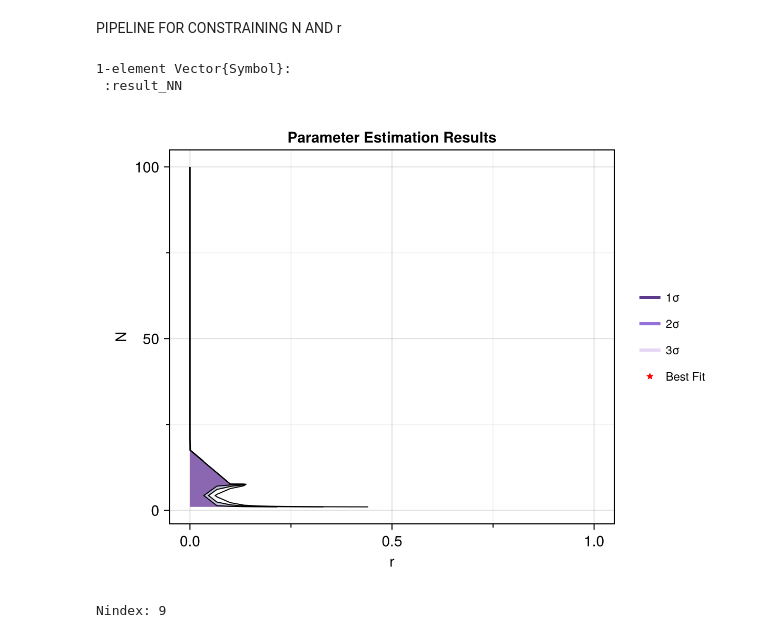
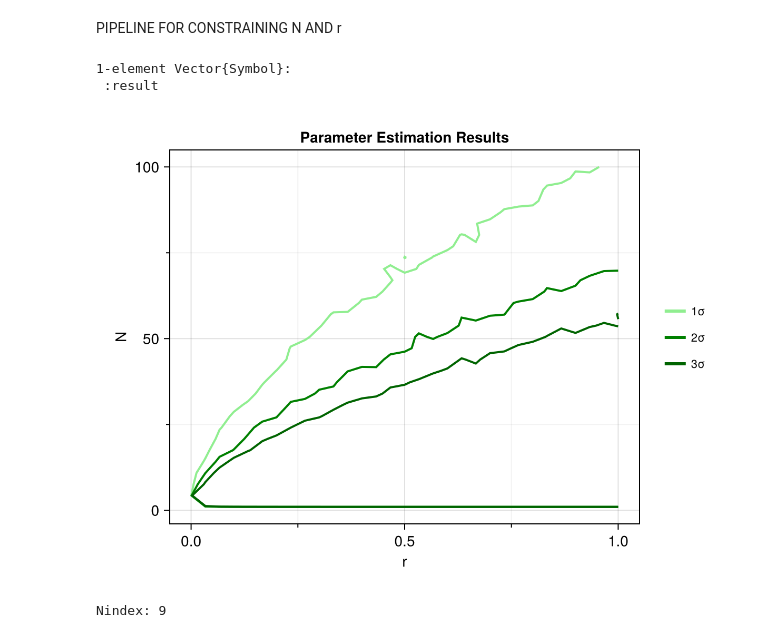
Before and after one commit to philippeller/Newtrinos.jl, a Jupyter notebook: notebooks/pipeline.ipynb, the cells around one changed output. Cells and saved outputs as stored; diff of their text form; code cells hidden in the pictures.

```diff
--- a/notebooks/pipeline.ipynb
+++ b/notebooks/pipeline.ipynb
@@ -8,17 +8,17 @@ using JLD2
 using Revise
 # %%
 # load th
-JLD2.@load  "/home/sofialon/Newtrinos.jl/scan_final/gerda_dayabay_NNM_NO.jld2" result_NN
+JLD2.@load "/home/sofialon/Newtrinos.jl/scan files/scan_junotao_NND_toySM_IO_12.jld2" result
 # %% [output]
 1-element Vector{Symbol}:
- :result_NN
+ :result
 # %%
 #plot and save the image
-img = CairoMakie.plot(result_NN)
+img = CairoMakie.plot(result)
 display("image/png", img)
 #save("/home/sofialon/Newtrinos.jl/aug_plots/juno/junotao_NNM_toySM_NO_6_Nm.png", img)
 # %% [output]
-[figure, old version]
+[figure, new version]
 # %%
 #plot the logposterior value vs r
 
```
Also changed, not shown: 43 other files.
